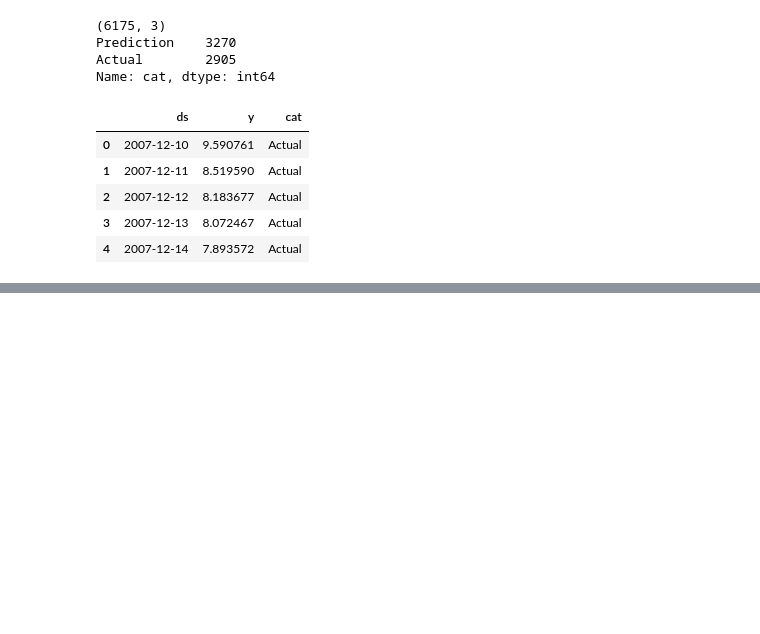
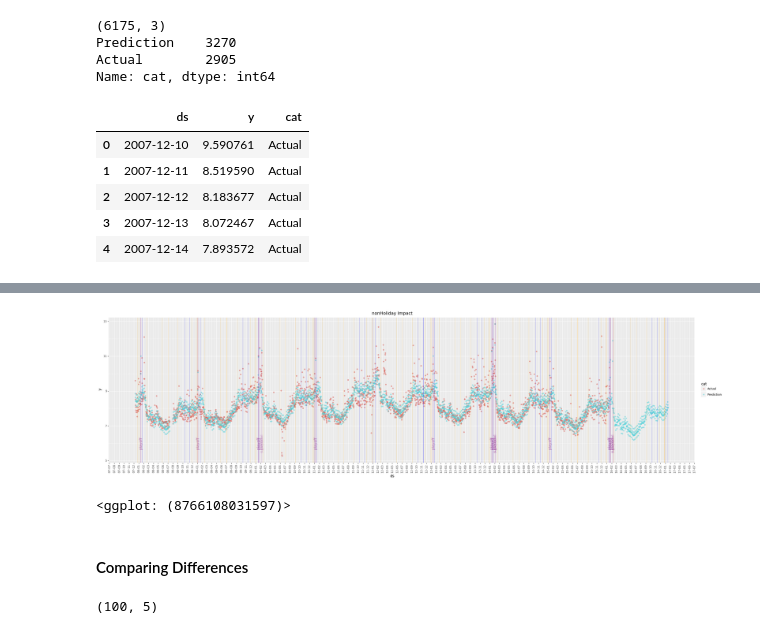
Before and after one commit to Ivanlong0630/Time_Series, a Jupyter notebook: Prophet/04_Prophet_Seasonality_HolidayEffects_Regressors.ipynb, the cells around one changed output, grey strips where cells are left out. Cells and saved outputs as stored; diff of their text form; code cells hidden in the pictures; blank space fills up the shorter version.

```diff
--- a/Prophet/04_Prophet_Seasonality_HolidayEffects_Regressors.ipynb
+++ b/Prophet/04_Prophet_Seasonality_HolidayEffects_Regressors.ipynb
@@ -574,3 +594,10 @@ Name: cat, dtype: int64
 | 2 | 2007-12-12 | 8.183677 | Actual |
 | 3 | 2007-12-13 | 8.072467 | Actual |
 | 4 | 2007-12-14 | 7.893572 | Actual |
+# %%
+forecast_review=forecast.melt(id_vars='ds',
+                              value_vars=['superbowl','playoff'],
+                              var_name='holiday',
+                              value_name='vals'
+                              ).loc[lambda x:x.vals>0,:].reset_index(drop=True)
+forecast_review.head(5)
@@ -576,0 +611,46 @@ Name: cat, dtype: int64
+# %%
+## Viz -2
+print(
+    ggplot(df_review_nonholiday,aes('ds','y',color='cat'))
+    +geom_point(alpha=0.5)
+    ## refernece line
+    +geom_vline(xintercept=forecast_review.loc[:,'ds'],
+                color='purple',
+                alpha=0.3
+               )
+    +geom_text(aes(label='holiday'),
+               forecast_review.assign(y=6),
+               color='purple',
+               angle=90,
+               alpha=0.3
+              )
+
+    ## Reference line - positive
+    +geom_vline(xintercept=forecast_choliday_review.loc[(forecast_choliday_review.impact=='positive')&
+                                                        (~forecast_choliday_review.holiday.isin(['playoff','superbowl']))
+                                                        ,'ds'],
+                color='blue',
+                alpha=0.3)
+    ## Reference line - negative
+    +geom_vline(xintercept=forecast_choliday_review.loc[forecast_choliday_review.impact=='negative','ds'],
+                color='orange',alpha=0.3
+               )
+    +scale_x_datetime(date_breaks='1 month',date_labels='%y-%m')
+    +theme(axis_text_x=element_text(angle=90),figure_size=(32,8))
+    +labs(title='nonHoliday Impact')
+
+)
+# %% [output]
+[figure, added]
+<ggplot: (8766108031597)>
+# %% [markdown]
+#### Comparing Differences
+# %%
+forecast_choliday_review_2=pd.merge(forecast_choliday_review.loc[~forecast_choliday_review.holiday.isin(['playoff','superbowl']),:],
+                                    forecast_choliday.loc[:,['ds','yhat']],
+                                    how='left',
+                                    on='ds'
+                                   )
+print(forecast_choliday_review_2.shape)
+# %% [output]
+(100, 5)
```
Also changed, not shown: parts of 11 cells of this notebook.
